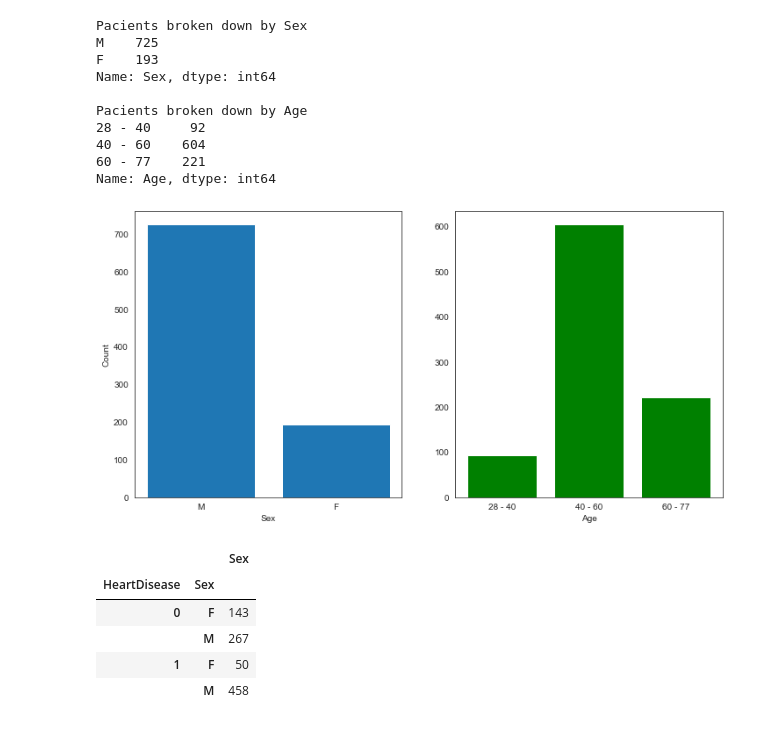
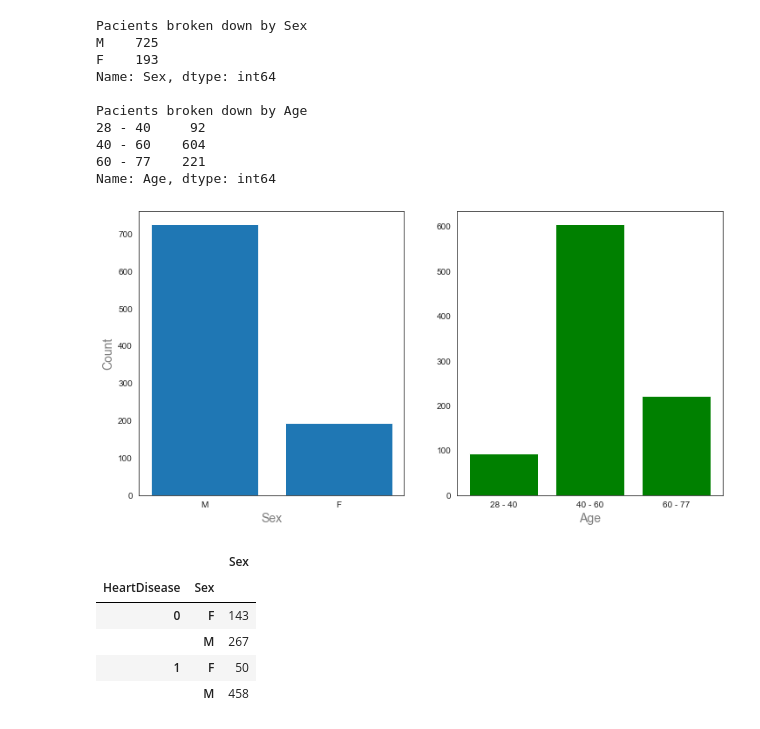
Before and after one commit to PilgrimMatthias/HeartDiseas_prediction, a Jupyter notebook: heartdisease.ipynb, the cells around one changed output. Drawn from its saved outputs; the diff is of its cells as text; code cells hidden in the pictures.

```diff
--- a/heartdisease.ipynb
+++ b/heartdisease.ipynb
@@ -120,16 +122,16 @@ Name: Age, dtype: int64
 # %%
 fig, ax = plt.subplots(1,2, figsize=(12,6))
 
 ax[0].bar(list(data['Sex'].unique()),data['Sex'].value_counts())
 ax[1].bar(age.index,age, color = 'green')
 
-ax[0].set_xlabel('Sex')
-ax[1].set_xlabel('Age')
-ax[0].set_ylabel('Count')
+ax[0].set_xlabel('Sex', fontsize = 14, color = 'grey')
+ax[1].set_xlabel('Age', fontsize = 14, color = 'grey')
+ax[0].set_ylabel('Count', fontsize = 14, color = 'grey')
 
 plt.show()
 # %% [output]
-[figure, old version]
+[figure, new version]
 # %%
 pd.DataFrame(data.groupby(['HeartDisease','Sex'])['Sex'].count())
 # %% [output]
```
Also changed, not shown: parts of 38 cells of this notebook.
